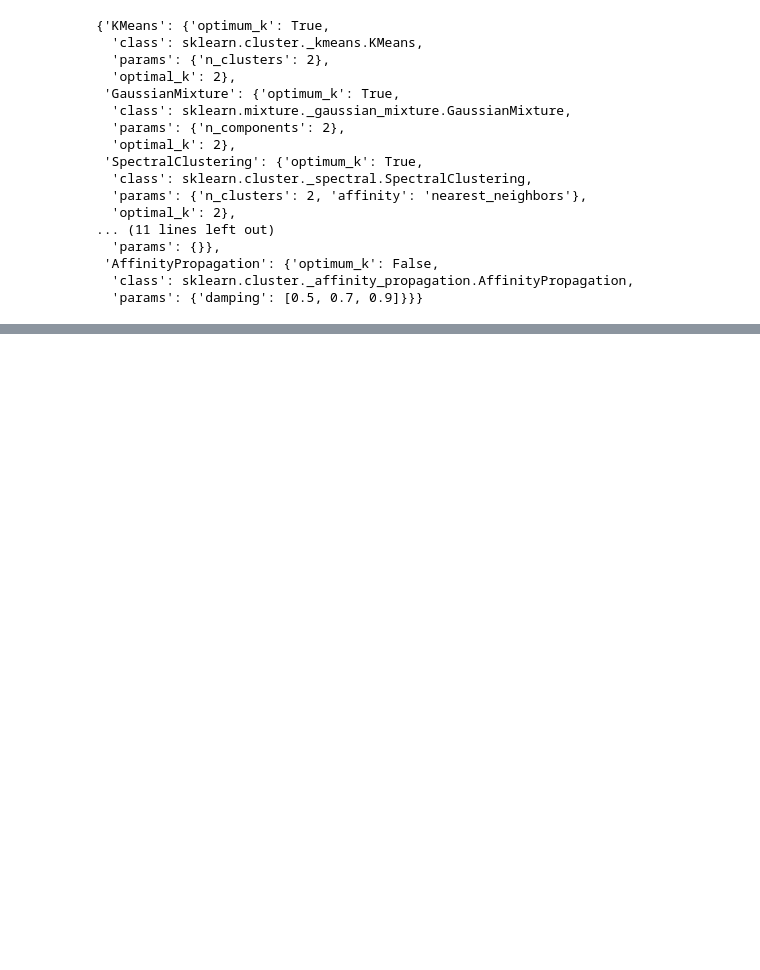
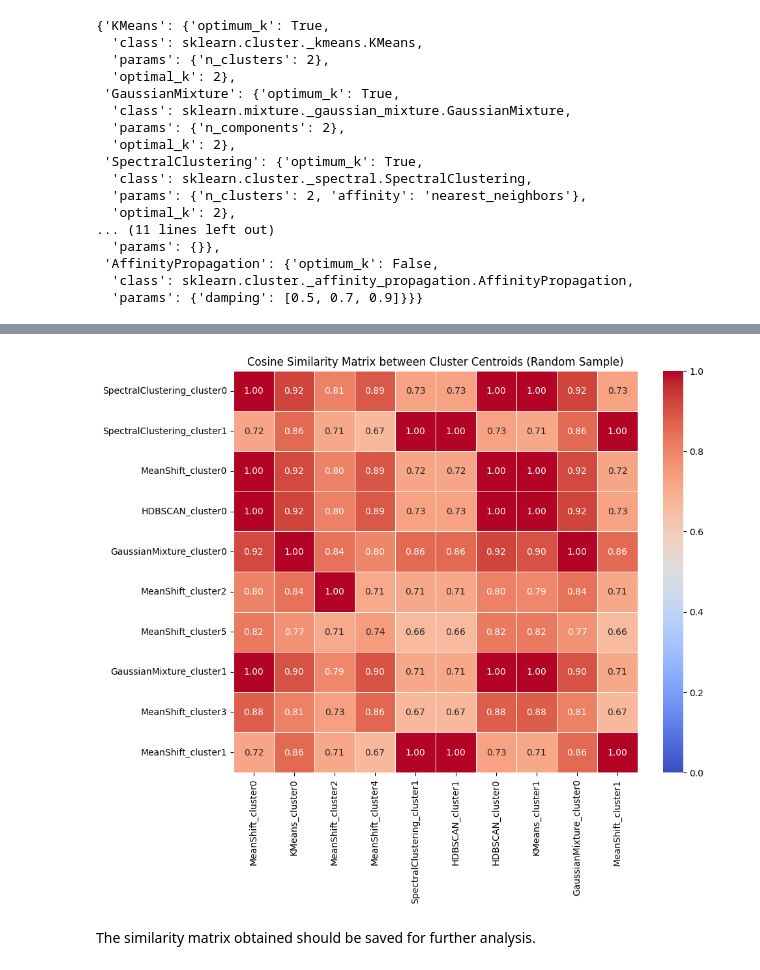
Before and after one commit to lbustio/intensity, a Jupyter notebook: intensity.ipynb, the cells around one changed output, grey strips where cells are left out. Saved outputs shown, nothing was run; the diff lists cells and outputs as text; code cells hidden in the pictures; blank space fills up the shorter version.

```diff
--- a/intensity.ipynb
+++ b/intensity.ipynb
@@ -2768,0 +2412,70 @@ clustering_pipeline(embeddings, data_authority)
+# %%
+# Lists to store centroids and corresponding labels
+centroid_list = []  # To store centroid vectors
+labels = []  # To store corresponding labels for each centroid
+
+# Loop through each clustering algorithm in the 'clustering_results' dictionary
+for algo, result in clustering_results.items():
+    # Extract silhouette score and check if it's above the threshold
+    if result['silhouette'] > SILHOUETTE_THRESHOLD:
+        centers = result['centroids']  # Extract centroids from the algorithm result
+        if isinstance(centers, np.ndarray):  # Ensure centroids are a numpy array
+            # Check if the number of clusters is greater than 1
+            if len(centers) > 1:  # Filter out clustering results with only 1 cluster
+                # Loop through each centroid and store it with the appropriate label
+                centroid_list.extend(centers)  # Add all centroids to the list at once
+                labels.extend([f"{algo}_cluster{i}" for i in range(len(centers))])  # Generate labels for each centroid
+            else:
+                logger.info(f"Clustering result for '{algo}' has only 1 cluster. Skipping.")
+        else:
+            logger.info(f"Centroids for '{algo}' are not in a valid format.")
+
+# Check if any centroids passed the threshold and have more than 1 cluster
+if not centroid_list:
+    print("No centroids passed the silhouette threshold or have more than 1 cluster.")
+else:
+    # Convert the list of centroids to a numpy array for efficient computation
+    centroid_array = np.array(centroid_list)
+
+    # Calculate cosine distance between all pairs of centroids
+    distances = cdist(centroid_array, centroid_array, metric='cosine')
+
+    # Convert distance matrix into a similarity matrix: similarity = 1 / (1 + distance)
+    similarity_matrix = 1 / (1 + distances)
+
+    # Create a DataFrame for easier visualization and manipulation
+    similarity_df = pd.DataFrame(similarity_matrix, index=labels, columns=labels)
+
+    # Select a random sample of 10 rows and 10 columns for easier visualization
+    sampled_similarity_df = similarity_df.sample(n=10, axis=0).sample(n=10, axis=1)
+
+    # Plot the heatmap
+    plt.figure(figsize=(10, 8))  # Set the size of the figure
+    sns.heatmap(sampled_similarity_df, annot=True, cmap='coolwarm', fmt='.2f', linewidths=0.5, vmin=0, vmax=1)
+
+    # Title the heatmap for context
+    plt.title('Cosine Similarity Matrix between Cluster Centroids (Random Sample)')
+
+    # Try to save the plot
+    try:
+        # Construct the directory path and check if it exists
+        path = os.path.join(RESULT_FOLDER, PRINCIPLE_FOLDER)
+        os.makedirs(path, exist_ok=True)  # This creates the folder if it doesn't exist
+
+        # Define the plot file name
+        plot_file_name = f"cosine_similarity_{POP}.png"
+        plot_file_path = os.path.join(path, plot_file_name)
+
+        # Save the plot with high resolution
+        plt.savefig(plot_file_path, dpi=300)
+        logger.info(f"Cosine similarity image plot saved successfully at '{plot_file_path}'")
+
+    except Exception as e:
+        logger.error(f"Failed to save the centroid plot: {e}")
+
+    # Display the plot
+    plt.show()
+# %% [output]
+[figure, added]
+# %% [markdown]
+The similarity matrix obtained should be saved for further analysis.
```
Also changed, not shown: parts of 186 cells of this notebook, 5 other files.
